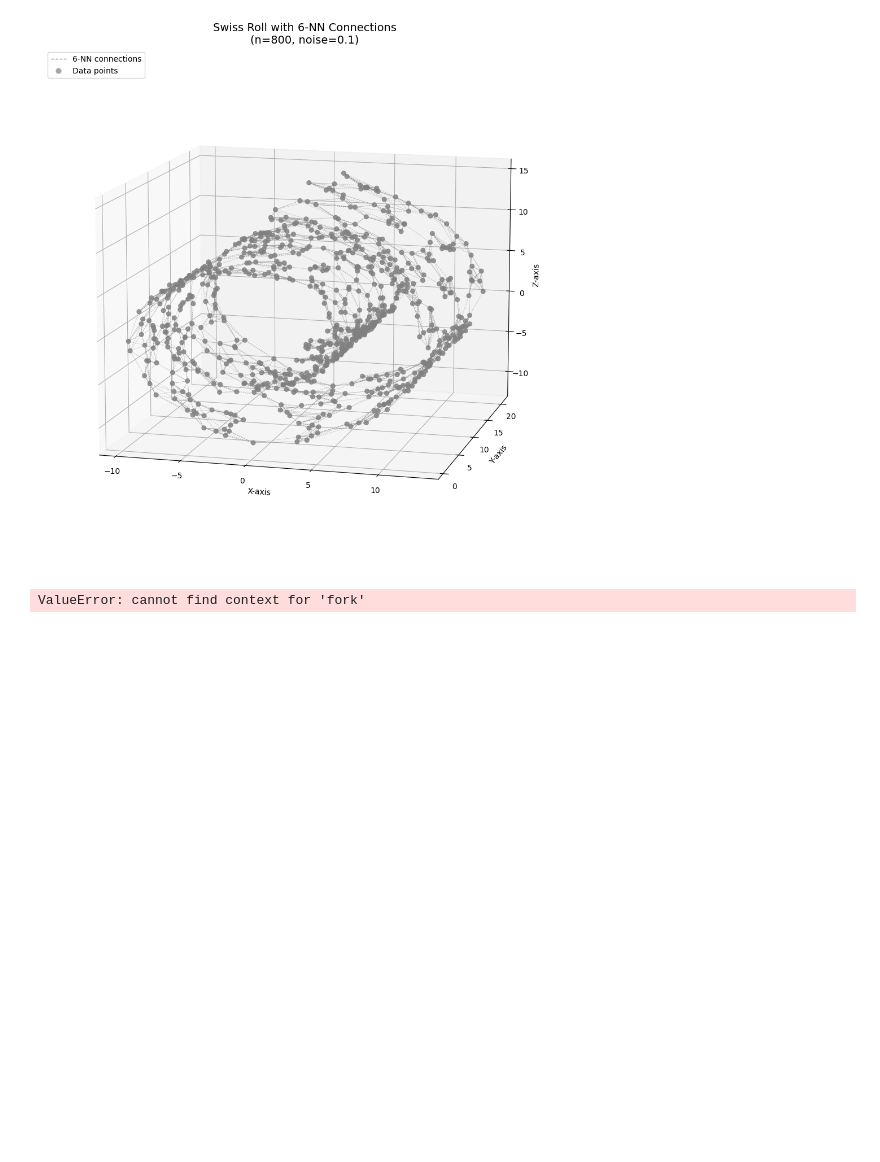
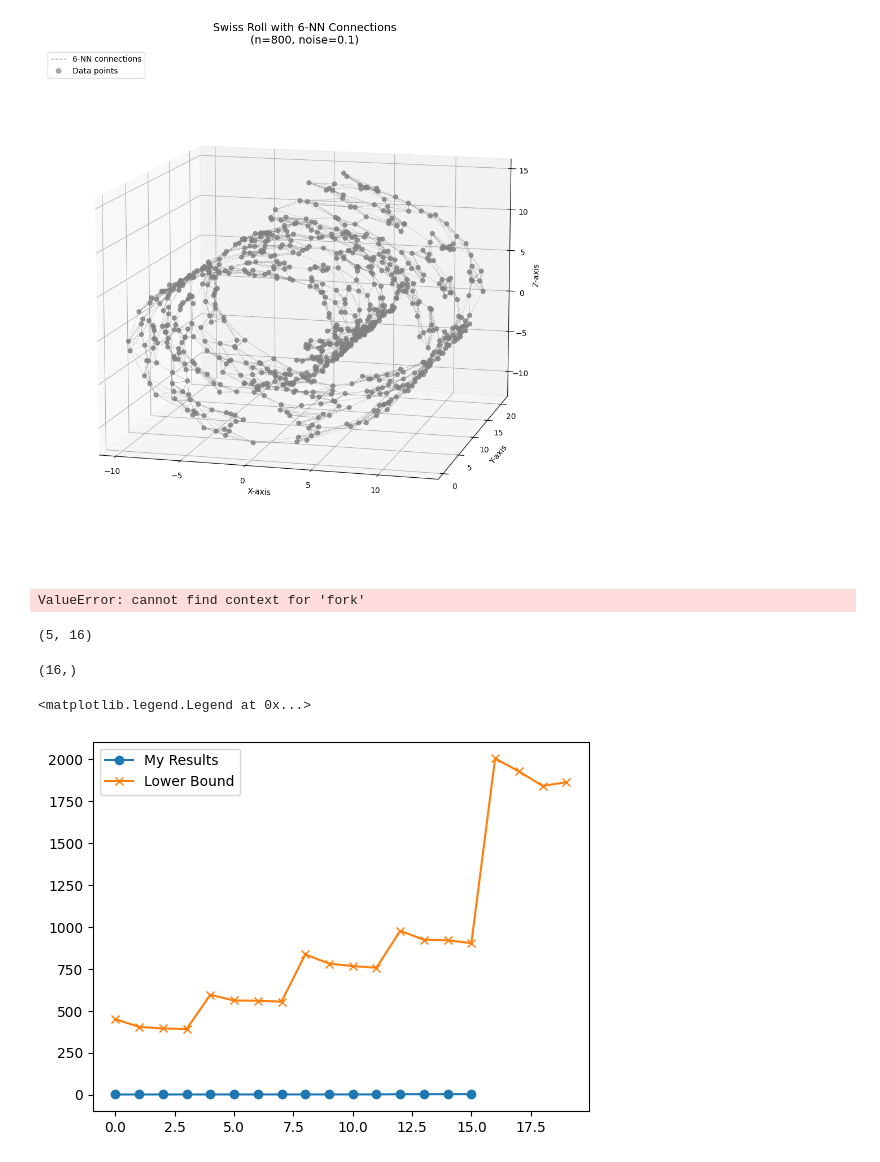
Before and after one commit to hrjtju/code_SLM, a Jupyter notebook: test_playground.ipynb, the cells around one changed output. Drawn from its saved outputs; the diff is of its cells as text; code cells hidden in the pictures; blank space fills up the shorter version.

```diff
--- a/test_playground.ipynb
+++ b/test_playground.ipynb
@@ -193,3 +193,36 @@ plt.tight_layout()
 plt.show()
 # %% [output]
 ValueError: cannot find context for 'fork'
+# %%
+import numpy as np
+
+my_res = np.array(
+    [
+  [0.51647, 0.56978, 0.61068, 0.61539, 0.64654, 0.76342, 0.80786, 0.81896, 0.78116, 0.88025, 0.92331, 0.93434, 2.22236, 2.43125, 2.59491, 2.61149],
+  [0.51733, 0.5988, 0.62868, 0.62631, 0.65736, 0.80674, 0.81915, 0.81624, 0.77517, 0.93814, 0.94812, 0.92805, 2.22145, 2.51933, 2.59726, 2.5715],
+  [0.52367, 0.59015, 0.61529, 0.61895, 0.664, 0.77975, 0.77682, 0.8, 0.77517, 0.91068, 0.92021, 0.95084, 2.23969, 2.49234, 2.57546, 2.59467],
+  [0.5211, 0.56171, 0.61018, 0.60818, 0.6652, 0.73691, 0.81379, 0.81145, 0.77432, 0.86913, 0.95536, 0.94454, 2.21975, 2.36919, 2.67772, 2.65736],
+  [0.51964, 0.59112, 0.60365, 0.59818, 0.66863, 0.78196, 0.77202, 0.76443, 0.77919, 0.90038, 0.89469, 0.88573, 2.23068, 2.49418, 2.5576, 2.52342]
+]
+)
+print(my_res.shape)
+my_res = my_res.T.min(axis=-1)
+# %% [output]
+(5, 16)
+# %%
+my_res.shape
+# %% [output]
+(16,)
+# %%
+lower_bound = [449.62,  403.22,  394.02,  390.75 , 594.66,  560.8 ,  559.26  ,554.08 , 835.53,
+  780.92 , 765.62  ,756.16,  975.84 , 922.84 , 919.77  ,902.65,2003.33 ,1926.4,
+ 1840.03 ,1861.78]
+# %%
+import matplotlib.pyplot as plt
+
+plt.plot(my_res, label='My Results', marker='o')
+plt.plot(lower_bound, label='Lower Bound', marker='x')
+plt.legend()
+# %% [output]
+<matplotlib.legend.Legend at 0x...>
+[figure, added]
```
Also changed, not shown: 33 other files.
